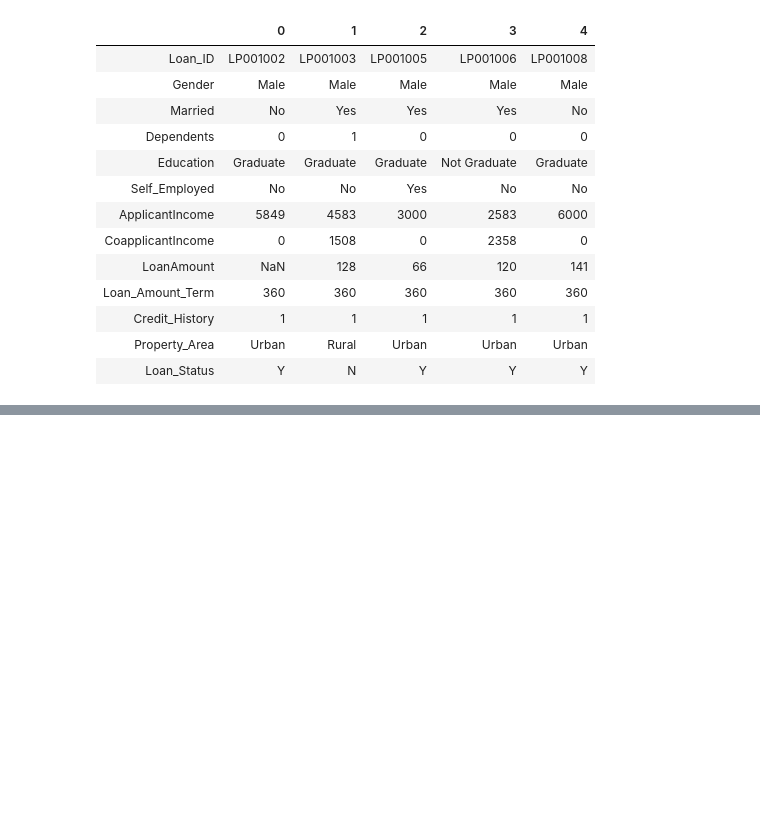
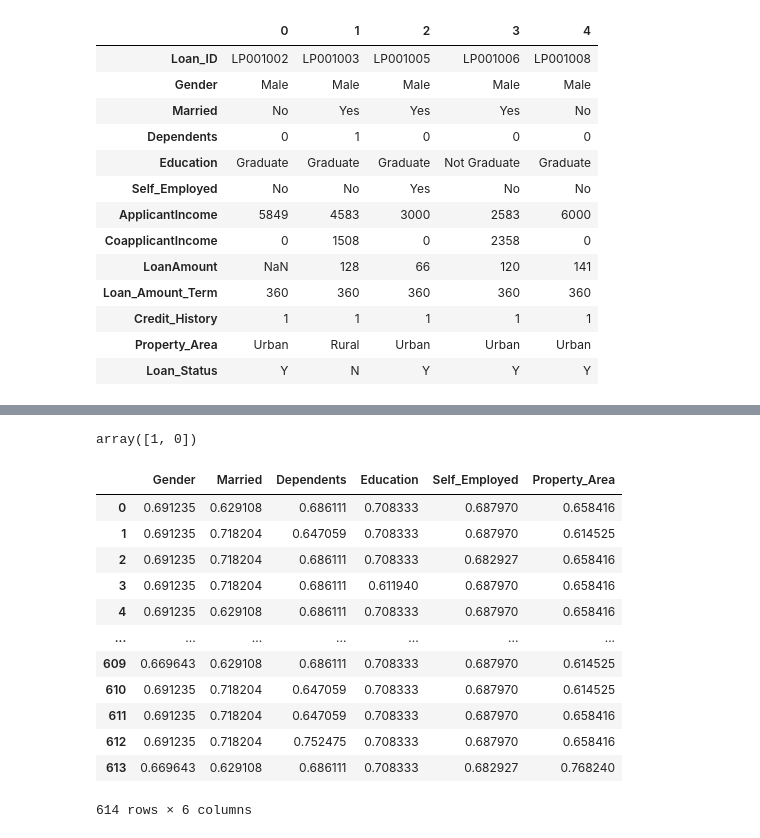
Before and after one commit to EmekaMomodu/LoanDefaultWebAPI, a Jupyter notebook: Model.ipynb, the cells around one changed output, grey strips where cells are left out. Saved outputs shown, nothing was run; the diff lists cells and outputs as text; code cells hidden in the pictures; blank space fills up the shorter version.

```diff
--- a/Model.ipynb
+++ b/Model.ipynb
@@ -28,0 +164,3 @@ train.head().T
+# %%
+train['Loan_Amount_Term'].fillna(train['Loan_Amount_Term'].mode()[0], inplace=True)
+train['LoanAmount'].fillna(train['LoanAmount'].median(), inplace=True)
@@ -28,0 +224,8 @@ train.head().T
+# %%
+cat_cols_train = [col for col in train.columns if train[col].dtype == 'object']
+
+cat_cols_test = [col for col in test.columns if test[col].dtype == 'object']
+
+num_cols_train = [col for col in train.columns if train[col].dtype != 'object']
+
+num_cols_test = [col for col in test.columns if test[col].dtype != 'object']
@@ -28,0 +269,4 @@ train.head().T
+# %%
+cat_cols_train.remove('Loan_ID')
+cat_cols_train.remove('Loan_Status')
+cat_cols_test.remove('Loan_ID')
@@ -28,0 +295,6 @@ train.head().T
+# %%
+train['Loan_Status'] = train['Loan_Status'].map({'Y': 1, 'N': 0})
+# %%
+train['Loan_Status'].unique()
+# %% [output]
+array([1, 0])
@@ -28,0 +312,16 @@ train.head().T
+# %%
+train[cat_cols_train]
+# %% [output]
+|  | Gender | Married | Dependents | Education | Self_Employed | Property_Area |
+| 0 | 0.691235 | 0.629108 | 0.686111 | 0.708333 | 0.687970 | 0.658416 |
+| 1 | 0.691235 | 0.718204 | 0.647059 | 0.708333 | 0.687970 | 0.614525 |
+| 2 | 0.691235 | 0.718204 | 0.686111 | 0.708333 | 0.682927 | 0.658416 |
+| 3 | 0.691235 | 0.718204 | 0.686111 | 0.611940 | 0.687970 | 0.658416 |
+| 4 | 0.691235 | 0.629108 | 0.686111 | 0.708333 | 0.687970 | 0.658416 |
+| ... | ... | ... | ... | ... | ... | ... |
+| 609 | 0.669643 | 0.629108 | 0.686111 | 0.708333 | 0.687970 | 0.614525 |
+| 610 | 0.691235 | 0.718204 | 0.647059 | 0.708333 | 0.687970 | 0.614525 |
+| 611 | 0.691235 | 0.718204 | 0.647059 | 0.708333 | 0.687970 | 0.658416 |
+| 612 | 0.691235 | 0.718204 | 0.752475 | 0.708333 | 0.687970 | 0.658416 |
+| 613 | 0.669643 | 0.629108 | 0.686111 | 0.708333 | 0.682927 | 0.768240 |
+614 rows × 6 columns
```
Also changed, not shown: parts of 36 cells of this notebook, 12 other files.
